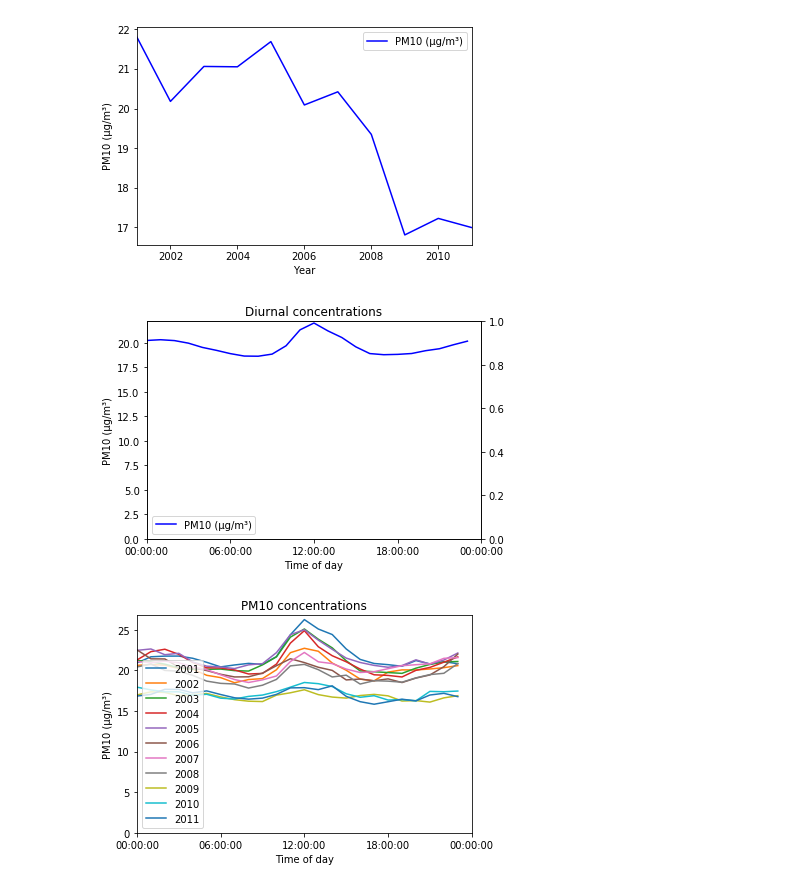
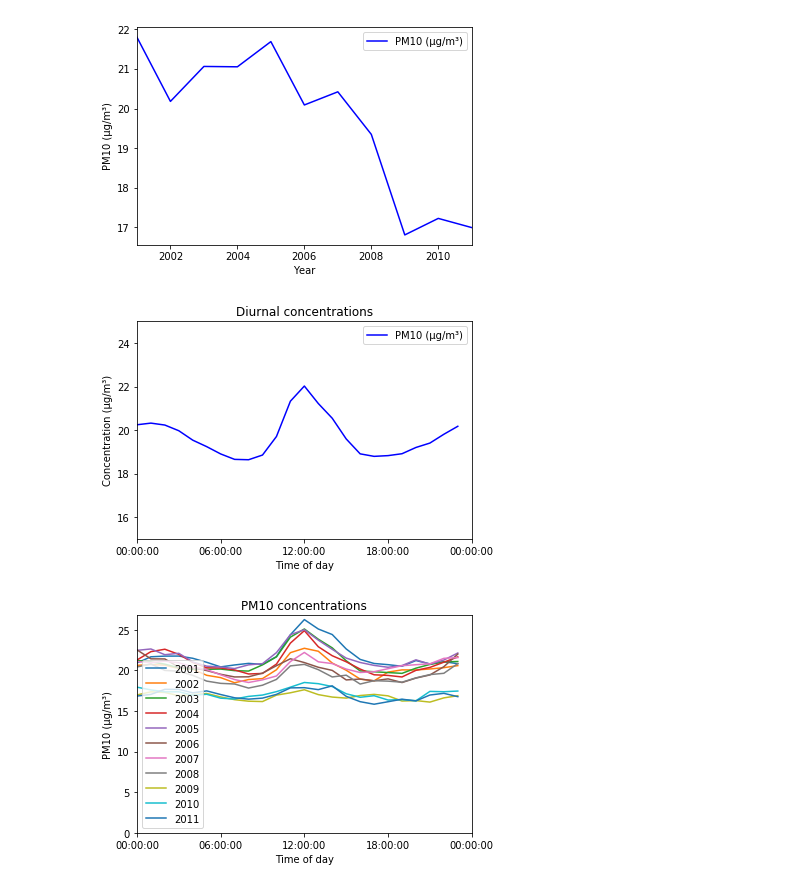
Before and after one commit to DuncanDHall/EAS-air-quality, a Jupyter notebook: exploration_v3.ipynb, the cells around one changed output. Saved outputs shown, nothing was run; the diff lists cells and outputs as text; code cells hidden in the pictures.

```diff
--- a/exploration_v3.ipynb
+++ b/exploration_v3.ipynb
@@ -138,34 +138,34 @@ plt.savefig('years.png',dpi=1000)
 # %%
 df['doy']=df.index.dayofyear
 df['woy']=(df.doy/7).astype(int)
 df['tod']=df.index.time
 df['year']=df.index.year
 
 fig = plt.figure() # Create matplotlib figure
 
 ax = fig.add_subplot(111) # Create matplotlib axes
-ax2 = ax.twinx() # Create another axes that shares the same x-axis as ax.
+# ax2 = ax.twinx() # Create another axes that shares the same x-axis as ax.
 
 annual_mean = df[df.parameter==PM10].groupby('tod').value.mean()
 annual_mean.plot(ax=ax,color='blue')
-ax.legend(['PM10 (μg/m³)'],loc='lower left')
-ax.set_ylabel('PM10 (μg/m³)')
+ax.legend(['PM10 (μg/m³)'])
+ax.set_ylabel('Concentration (μg/m³)')
 
 # annual_mean = df[df.parameter==O3].groupby('tod').value.mean()
 # annual_mean.plot(ax=ax2,color='red')
 # ax2.legend(['Ozone (ppm)'],loc='lower right')
 # ax2.set_ylabel('Ozone (ppm)')
 
 ax.set_xlabel('Time of day')
 ax.set_xticks(np.array(range(0,25,6))*3600)
 ax.set_xlim((0,24*3600))
-ax.set_ylim(ymin=0)
-ax2.set_ylim(ymin=0)
+ax.set_ylim(ymin=15, ymax=25)
+# ax2.set_ylim(ymin=0)
 ax.set_title('Diurnal concentrations')
 
-plt.savefig('daily.png',dpi=1000)
+plt.savefig('daily.png',dpi=500)
 # %% [output]
-[figure, old version]
+[figure, new version]
 # %%
 df['doy']=df.index.dayofyear
 df['woy']=(df.doy/7).astype(int)
```
Also changed, not shown: parts of 2 cells of this notebook, 3 other files.
